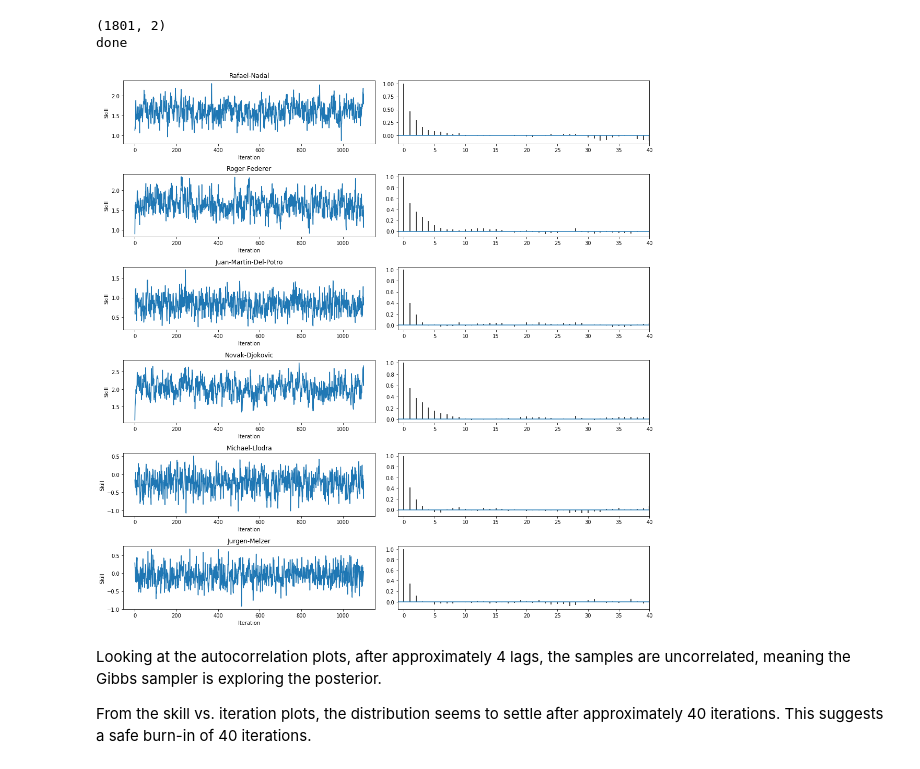
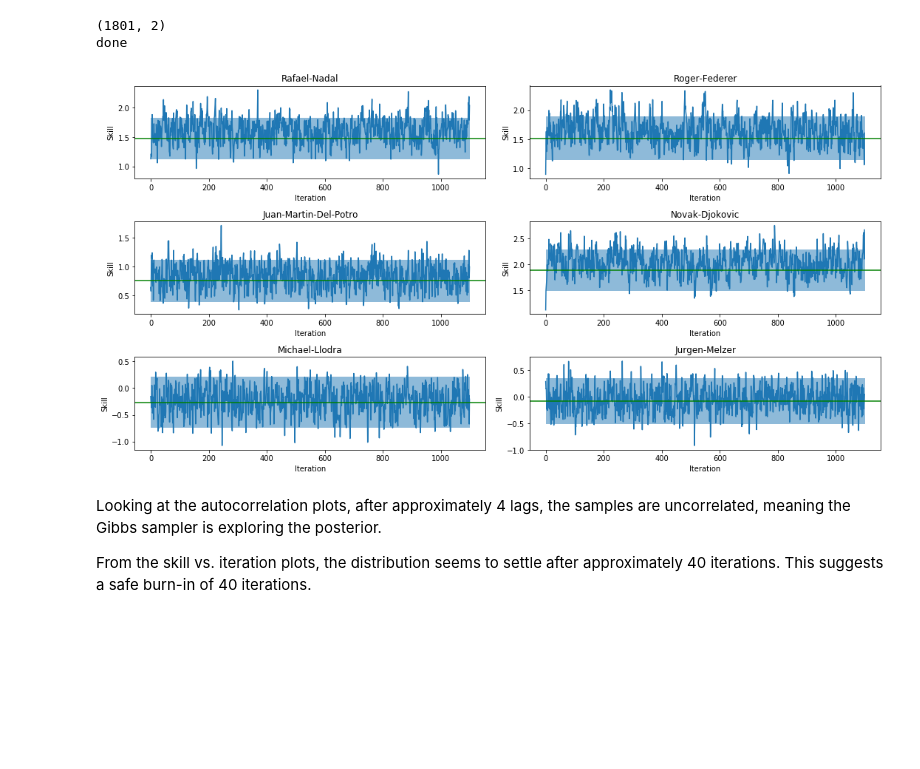
Before and after one commit to JCobbles/pml-courseworks, a Jupyter notebook: coursework2.ipynb, the cells around one changed output. Cells and saved outputs as stored; diff of their text form; code cells hidden in the pictures; blank space fills up the shorter version.

```diff
--- a/coursework2.ipynb
+++ b/coursework2.ipynb
@@ -102,24 +102,27 @@ for _ in range(1100): #1100
 # %%
 plt.figure(figsize=(15,15))
 i = 1
 players = [0, 4, 2, 15, 27, 76]
 
 ws_ = np.array(ws)
 
 for player in players:
     plt.subplot(len(players), 2, i)
     i+=1
     plt.plot(ws_[:,player])
     plt.xlabel('Iteration')
     plt.ylabel('Skill')
     plt.title(W[player])
-    plt.subplot(len(players), 2, i)
-    plt.acorr(ws_[:,player] - np.mean(ws_[:,player]), maxlags=40)
-    plt.xlim(-1,40)
+    plt.fill_betweenx([μs[:, player][-1] - 2*σs[:, player][-1], μs[:,player][-1] + 2*σs[:,player][-1]], [0], [1100], alpha=0.5)
+    plt.axhline(y=μs[:,player][-1], xmin=0, xmax=1100, color='g')
+
+
+    #plt.subplot(len(players), 2, i)
+    #plt.acorr(ws_[:,player] - np.mean(ws_[:,player]), maxlags=40)
+    #plt.xlim(-1,40)
     plt.tight_layout()
-    i+=1
 # %% [output]
-[figure, old version]
+[figure, new version]
 # %% [markdown]
 Looking at the autocorrelation plots, after approximately 4 lags, the samples are uncorrelated, meaning the Gibbs sampler is exploring the posterior.
 
```
Also changed, not shown: parts of 1 cell of this notebook, 1 other file.
